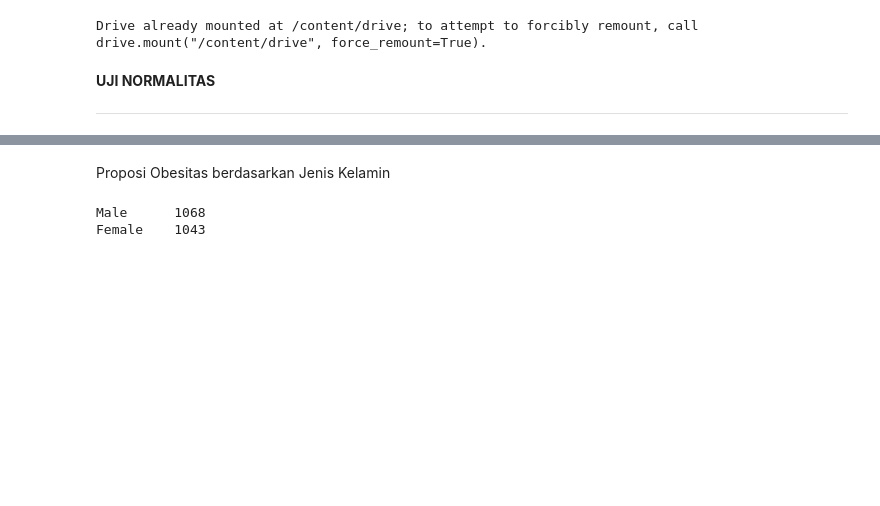
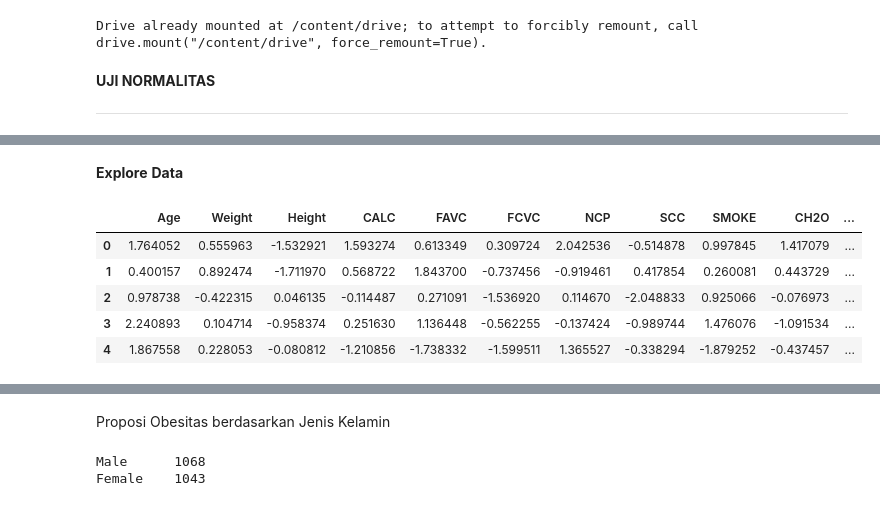
Before and after one commit to abdhaamed/abdhaamed, a Jupyter notebook: Statistika_tubes.ipynb, the cells around one changed output, grey strips where cells are left out. Drawn from its saved outputs; the diff is of its cells as text; code cells hidden in the pictures; blank space fills up the shorter version.

```diff
--- a/Statistika_tubes.ipynb
+++ b/Statistika_tubes.ipynb
@@ -183,0 +160,11 @@ Data pada kolom FCVC tampak berasal dari distribusi normal (gagal tolak H0)
+# %% [markdown]
+**Explore** **Data**
+# %%
+obesity.head()
+# %% [output]
+|  | Age | Weight | Height | CALC | FAVC | FCVC | NCP | SCC | SMOKE | CH2O | ... |
+| 0 | 1.764052 | 0.555963 | -1.532921 | 1.593274 | 0.613349 | 0.309724 | 2.042536 | -0.514878 | 0.997845 | 1.417079 | ... |
+| 1 | 0.400157 | 0.892474 | -1.711970 | 0.568722 | 1.843700 | -0.737456 | -0.919461 | 0.417854 | 0.260081 | 0.443729 | ... |
+| 2 | 0.978738 | -0.422315 | 0.046135 | -0.114487 | 0.271091 | -1.536920 | 0.114670 | -2.048833 | 0.925066 | -0.076973 | ... |
+| 3 | 2.240893 | 0.104714 | -0.958374 | 0.251630 | 1.136448 | -0.562255 | -0.137424 | -0.989744 | 1.476076 | -1.091534 | ... |
+| 4 | 1.867558 | 0.228053 | -0.080812 | -1.210856 | -1.738332 | -1.599511 | 1.365527 | -0.338294 | -1.879252 | -0.437457 | ... |
```
Also changed, not shown: parts of 4 cells of this notebook.
